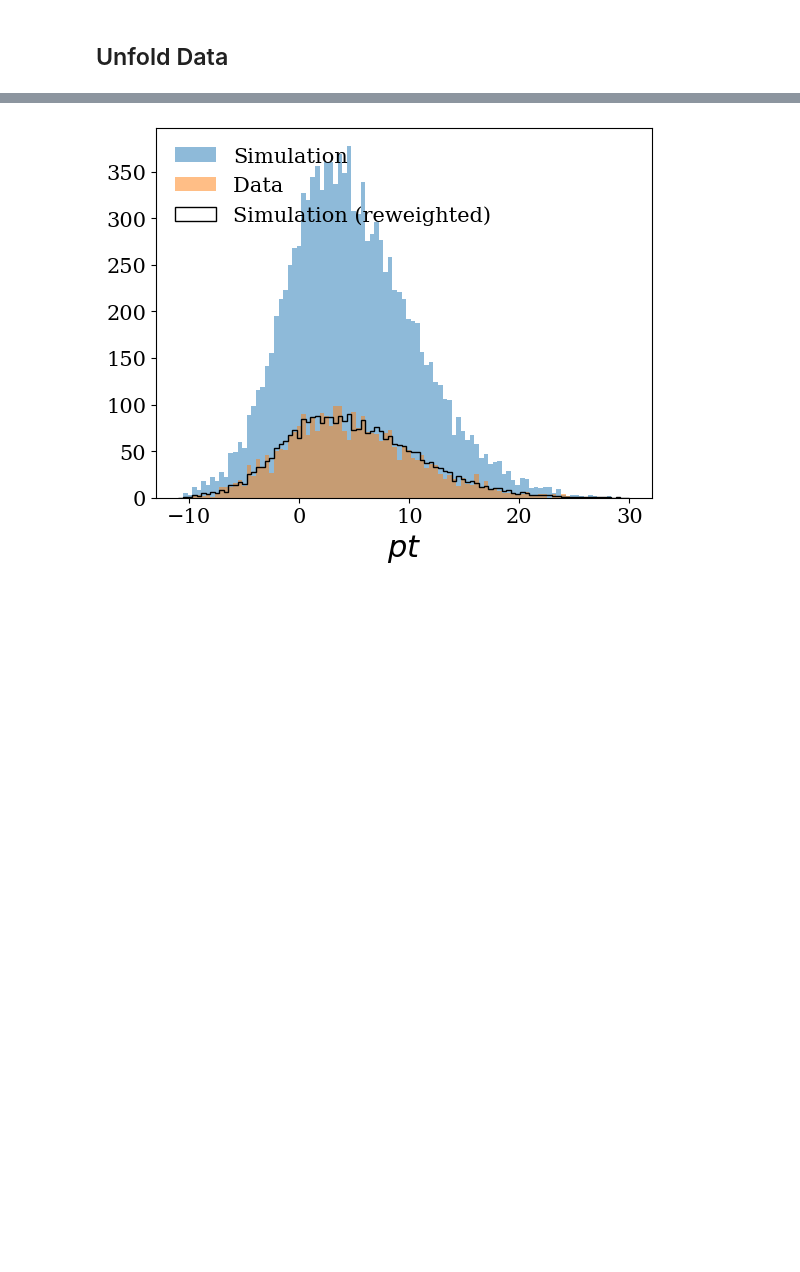
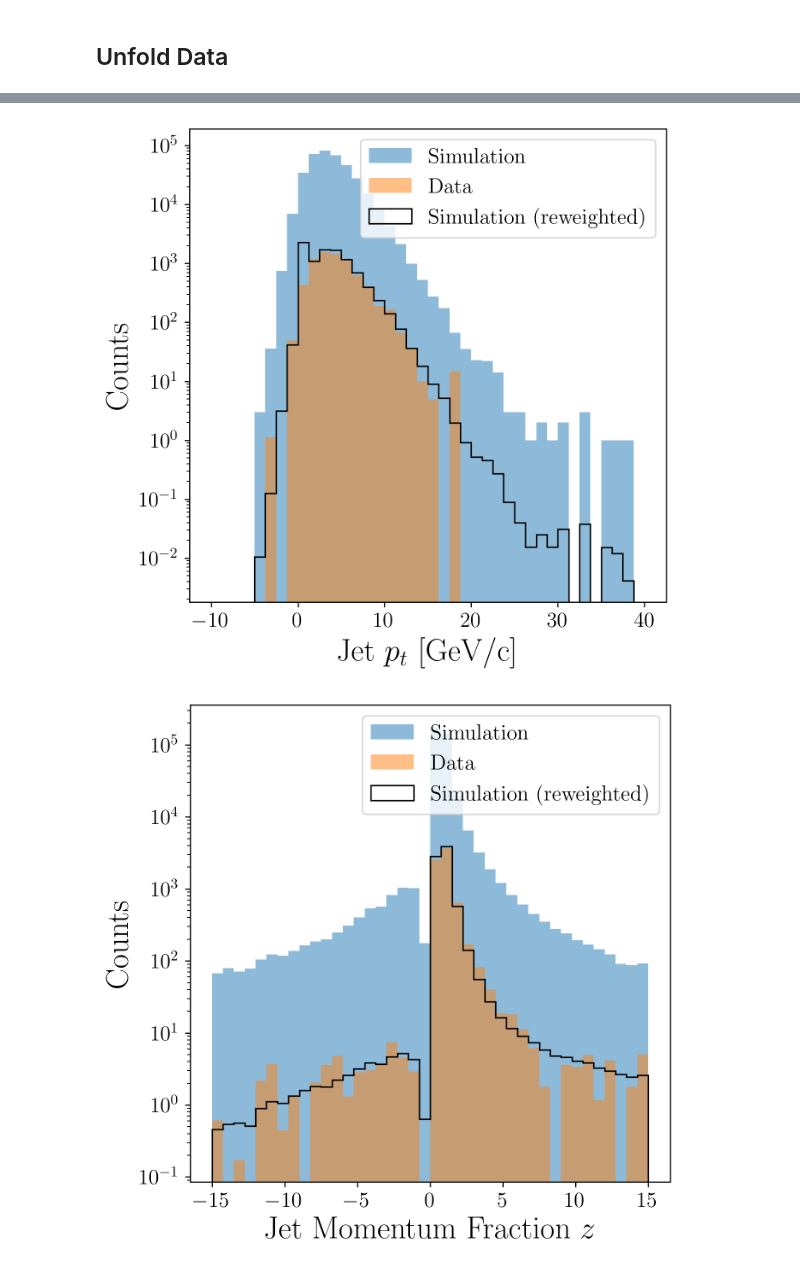
Before and after one commit to aprozo/star, a Jupyter notebook: unfold/Tanmay/GaussianExample.ipynb, the cells around one changed output, grey strips where cells are left out. Drawn from its saved outputs; the diff is of its cells as text; code cells hidden in the pictures; blank space fills up the shorter version.

Commit message:
working with exp data

```diff
--- a/unfold/Tanmay/GaussianExample.ipynb
+++ b/unfold/Tanmay/GaussianExample.ipynb
@@ -320,7 +314,7 @@ def getSimJetFinderEfficiency(pt, centralityBin): #centralityBin = 0 (0-10%) , 1
 # %%
 
 centralityCuts = ["(Centrality >= {}) & (Centrality < {})".format(centralityBins[i], centralityBins[i+1]) for i in range(len(centralityBins)-1)]
-nEvents=100000
+nEvents=1000000
 
 # make centrality dependent analysis
 print("Processing centrality bin: ", centralityCuts[0])
@@ -328,7 +322,7 @@ print("Processing centrality bin: ", centralityCuts[0])
 embedding_tree = uproot.open("/home/prozorov/dev/star/output_jets.root:Jets")
 exp_tree       = uproot.open("/home/prozorov/dev/star/OUTPUT_2014_20012024.root:Jets")
 
-exp = exp_tree.arrays(["D0_pT","D0mass", "centrality", "centr_weight", "jet_pt_corr",
+exp = exp_tree.arrays(["D0_pT","D0mass", "centrality", "centr_weight", "jet_pt_corr","pseudorapidity",
                        "z", "lambda_1_1","lambda_1_1half","lambda_1_2","lambda_1_3"],
                        cut=D0ExpCut, library='pd')
 #apply centrality cut
@@ -346,11 +340,11 @@ exp["Weight"] = exp["SWeight"]*exp["Eff"]*exp["centr_weight"]
 print(exp.head())
 
 exp.drop(columns=["SWeight", "Eff", "centr_weight", "D0_pT","D0mass", "centrality"], inplace=True)
-exp.rename(columns={"jet_pt_corr": "pt"}, inplace=True)
+exp.rename(columns={"jet_pt_corr": "pt","pseudorapidity":"eta"}, inplace=True)
 
 
-columns = ["McJetPt", "McJetD0Z", "McJetLambda_1_1", "McJetLambda_1_1half","McJetLambda_1_2","McJetLambda_1_3",
-            "RecoJetPt","RecoJetD0Z", "RecoJetLambda_1_1", "RecoJetLambda_1_1half","RecoJetLambda_1_2","RecoJetLambda_1_3","Centrality","Weight"]
+columns = ["McJetPt", "McJetD0Z", "McJetLambda_1_1", "McJetLambda_1_1half","McJetLambda_1_2","McJetLambda_1_3", "McJetEta",
+            "RecoJetPt","RecoJetD0Z", "RecoJetLambda_1_1", "RecoJetLambda_1_1half","RecoJetLambda_1_2","RecoJetLambda_1_3","RecoJetEta", "Centrality", "Weight" ]
 sim_mc_reco= embedding_tree.arrays(columns, cut=centralityCuts[0] + "& (RecoJetNConst!=0)", library="pd", entry_stop=nEvents)
 
 centralityBinMap = {0:0, 10:1, 40:2}
@@ -501,7 +484,7 @@ Y_gen:  (23764,)
 def reweight(events):
     f = model.predict(events, batch_size=2000)
     weights = f / (1. - f)
-    return np.squeeze(np.nan_to_num(weights,nan=1.))
+    return np.squeeze(np.nan_to_num(weights, nan=100 ,posinf=100, neginf=-100))
 #Question: how is the model passed? Stored in memory before function is called?
 #QUESTION: is this p(w,X)/p(w',X'), where p is PDF of (x)?
 #reweights sim to data, then
@@ -684,0 +668,2 @@ array([[[0.25880738, 0.24881388, 0.25545927, ..., 0.24946304,
+# %%
+selectedIteration = 0
@@ -685,19 +787,33 @@ array([[[0.25880738, 0.24881388, 0.25545927, ..., 0.24946304,
 # %%
-wdata = weights[iterations-1,0,:] #weights after last iteration for pull after step 1
-bins = np.linspace(-11, 30, 100)
+wdata = weights[selectedIteration,0,:] #weights after last iteration for pull after step 1
 
-fig =plt.gcf()
-ax = plt.gca()
-ax.set_xlabel('$pt$')
-ax.hist(trainReco["pt"], bins=bins, **plot_style_2, label='Simulation')
-ax.hist(testReco["pt"], bins=bins, **plot_style_2, label='Data ')
-ax.hist(trainReco["pt"], bins=bins, histtype="step", label='Simulation (reweighted)',color="black",weights=wdata)
-legend = ax.legend(
-    loc='upper left',
-    frameon=False)
-plt.setp(legend.get_title(), multialignment='center')
+# for i,(obkey,ob) in enumerate(obs.items()):
+# terate only in those observables which are in features:
+for obkey,ob in obs.items():
+    if obkey not in features:
+        continue
+    ndata=len(testReco)
+    nsim=len(trainReco)
+    norm = nsim/ndata
+    norm=0.5*norm
+    norm=1
+    plt .rcParams['figure.figsize'] = (6,6)
+    plt .rcParams['figure.dpi'] = 240
 
-fig.show()
-plt.savefig("plot_"+str(i)+"_datareweight.pdf")
+    fig, ax = plt.subplots()
+
+
+    ax.hist(trainReco[obkey], bins=ob['bins_det']   , **plot_style_2, label='Simulation')
+    ax.hist(testReco[obkey], bins=ob['bins_det'], **plot_style_2, label='Data ', weights=norm*testWts)
+    ax.hist(trainReco[obkey], bins=ob['bins_det'], histtype="step", label='Simulation (reweighted)',color="black",weights=norm*wdata)
+    # legend = ax.legend(loc='upper left',    frameon=False)
+    # plt.setp(legend.get_title(), multialignment='center')
+    plt.yscale('log')
+    plt.xlabel(ob['xlabel'])
+    plt.ylabel(ob['ylabel'])
+    plt.legend()
+    fig.show()
+    # fig.savefig('reweight_{}.pdf'.format(obkey), bbox_inches='tight')
 # %% [output]
-[figure, old version]
+[figure, new version]
+[figure, added]
```
Also changed, not shown: parts of 20 cells of this notebook.
